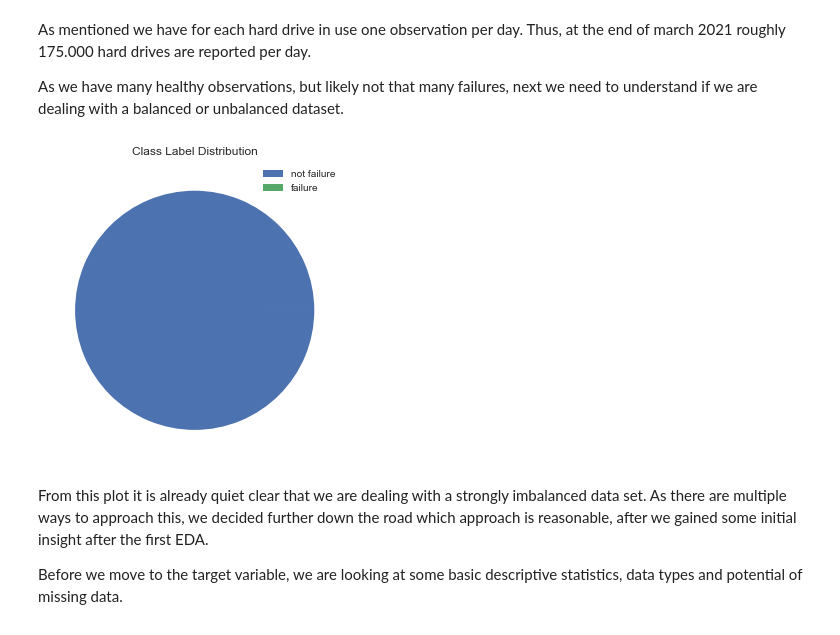
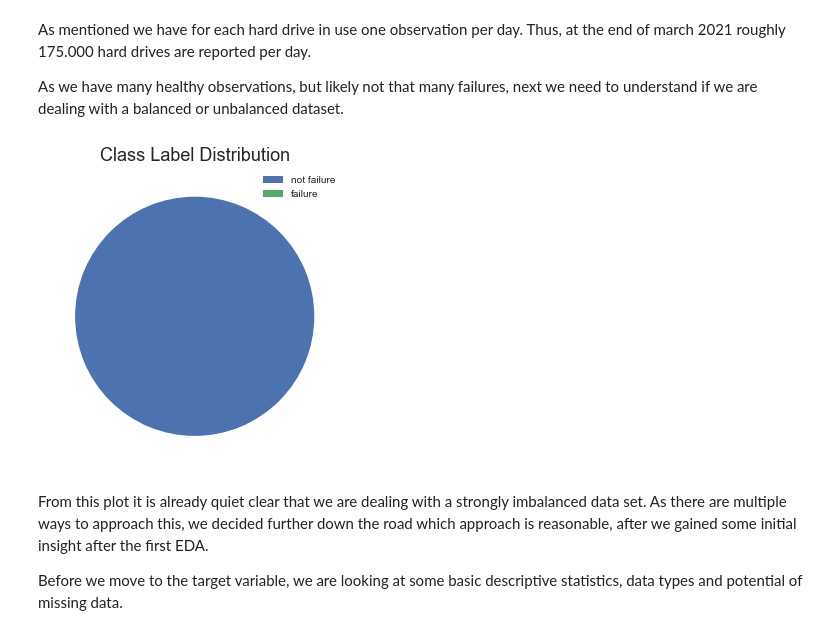
Before and after one commit to wcmphysics/DataScienceBootcamp-Capstone, a Jupyter notebook: notebooks/daniela_eda.ipynb, the cells around one changed output. Drawn from its saved outputs; the diff is of its cells as text; code cells hidden in the pictures.

```diff
--- a/notebooks/daniela_eda.ipynb
+++ b/notebooks/daniela_eda.ipynb
@@ -157,9 +155,9 @@ As we have many healthy observations, but likely not that many failures, next we
 # %%
 plt.pie(q1.failure.value_counts())
 plt.legend(['not failure', 'failure'])
-plt.title('Class Label Distribution');
+plt.title('Class Label Distribution', fontsize=18);
 # %% [output]
-[figure, old version]
+[figure, new version]
 # %% [markdown]
 From this plot it is already quiet clear that we are dealing with a strongly imbalanced data set. As there are multiple ways to approach this, we decided further down the road which approach is reasonable, after we gained some initial insight after the first EDA.
 
```
Also changed, not shown: parts of 23 cells of this notebook.
